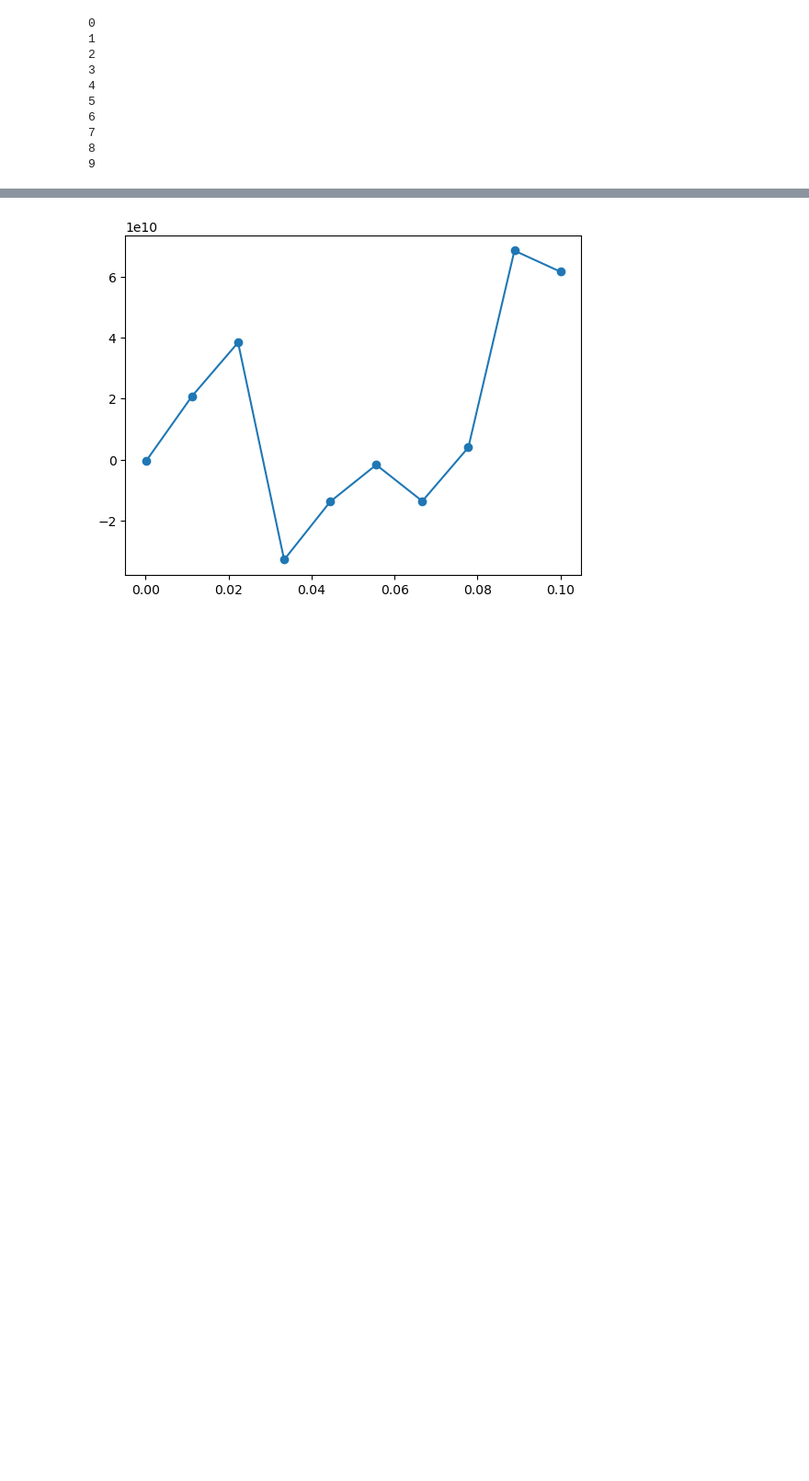
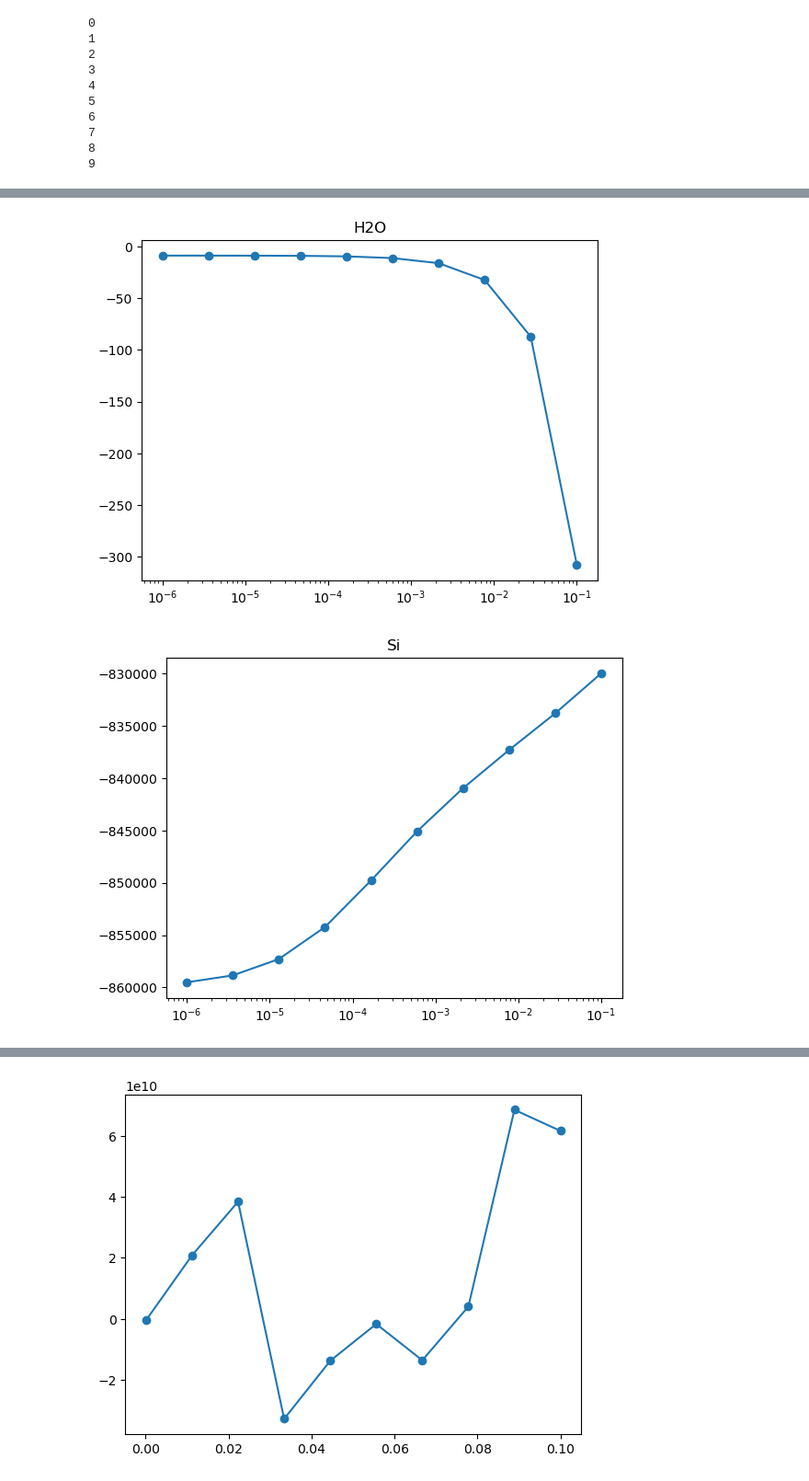
Before and after one commit to simonwmatthews/pyDEW, a Jupyter notebook: dev_notebooks/DEWFluid_test.ipynb, the cells around one changed output, grey strips where cells are left out. Shown at 92% size. Cells and saved outputs as stored; diff of their text form; code cells hidden in the pictures; blank space fills up the shorter version.

```diff
--- a/dev_notebooks/DEWFluid_test.ipynb
+++ b/dev_notebooks/DEWFluid_test.ipynb
@@ -222,0 +149,10 @@ plt.show()
+# %%
+for i in range(5):
+    f, a = plt.subplots()
+    a.plot(Si_fractions, dgdn[:,i], marker='o',label=['H2O', 'Si', 'Na', 'Cl', 'O2'][i])
+    a.set_title(['H2O', 'Si', 'Na', 'Cl', 'O2'][i])
+    a.set_xscale('log')
+    plt.show()
+# %% [output]
+[figure, added]
+[figure, added]
```
Also changed, not shown: parts of 53 cells of this notebook, 5 other files.
